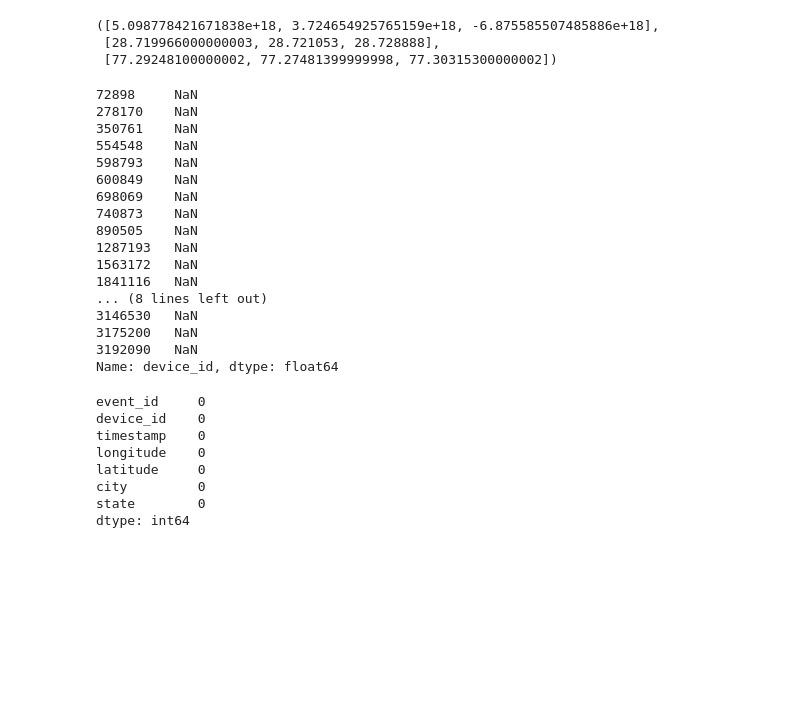
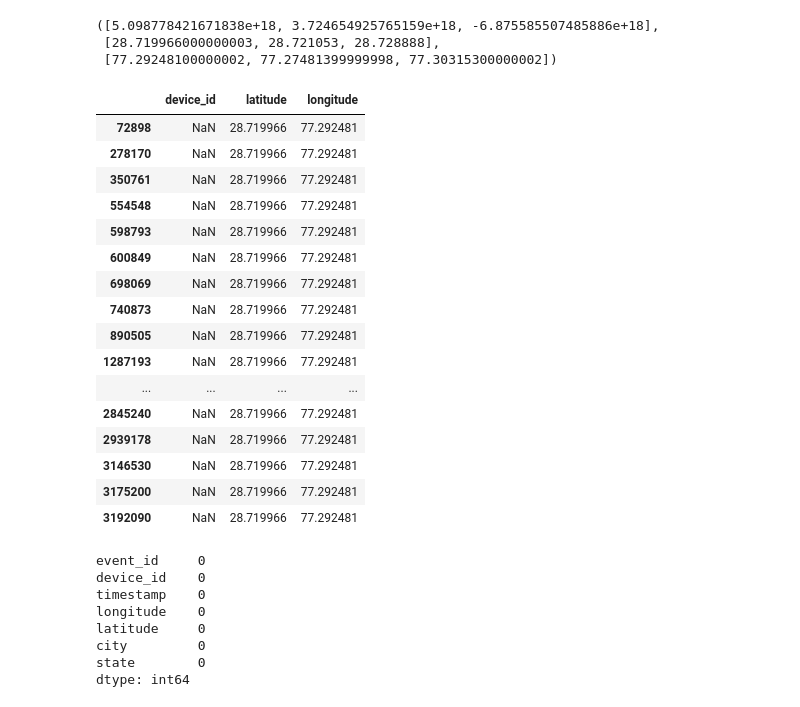
Before and after one commit to ShubhamCJagtap/Capstone_Project_1_EDA, a Jupyter notebook: Delhi_dataset_analysis.ipynb, the cells around one changed output. Drawn from its saved outputs; the diff is of its cells as text; code cells hidden in the pictures; blank space fills up the shorter version.

```diff
--- a/Delhi_dataset_analysis.ipynb
+++ b/Delhi_dataset_analysis.ipynb
@@ -302,25 +310,25 @@ id_lon,lat_lon,lon_lon
  [28.719966000000003, 28.721053, 28.728888],
  [77.29248100000002, 77.27481399999998, 77.30315300000002])
 # %%
-df_cities.loc[(df_cities['latitude']==lat_lat[0])&(np.isnan(df_cities['device_id'])),'device_id']
+df_cities.loc[(df_cities['latitude']==lat_lat[0])&(np.isnan(df_cities['device_id'])),['device_id','latitude','longitude']]
 # %% [output]
-72898     NaN
-278170    NaN
-350761    NaN
-554548    NaN
-598793    NaN
-600849    NaN
-698069    NaN
-740873    NaN
-890505    NaN
-1287193   NaN
-1563172   NaN
-1841116   NaN
-... (8 lines left out)
-3146530   NaN
-3175200   NaN
-3192090   NaN
-Name: device_id, dtype: float64
+|  | device_id | latitude | longitude |
+| 72898 | NaN | 28.719966 | 77.292481 |
+| 278170 | NaN | 28.719966 | 77.292481 |
+| 350761 | NaN | 28.719966 | 77.292481 |
+| 554548 | NaN | 28.719966 | 77.292481 |
+| 598793 | NaN | 28.719966 | 77.292481 |
+| 600849 | NaN | 28.719966 | 77.292481 |
+| 698069 | NaN | 28.719966 | 77.292481 |
+| 740873 | NaN | 28.719966 | 77.292481 |
+| 890505 | NaN | 28.719966 | 77.292481 |
+| 1287193 | NaN | 28.719966 | 77.292481 |
+| ... | ... | ... | ... |
+| 2845240 | NaN | 28.719966 | 77.292481 |
+| 2939178 | NaN | 28.719966 | 77.292481 |
+| 3146530 | NaN | 28.719966 | 77.292481 |
+| 3175200 | NaN | 28.719966 | 77.292481 |
+| 3192090 | NaN | 28.719966 | 77.292481 |
 # %%
 for i in range(0,len(id_lat)):
   df_cities.loc[(df_cities['latitude']==lat_lat[i])&(np.isnan(df_cities['device_id'])),'device_id'] = id_lat[i]
```
Also changed, not shown: parts of 11 cells of this notebook.
